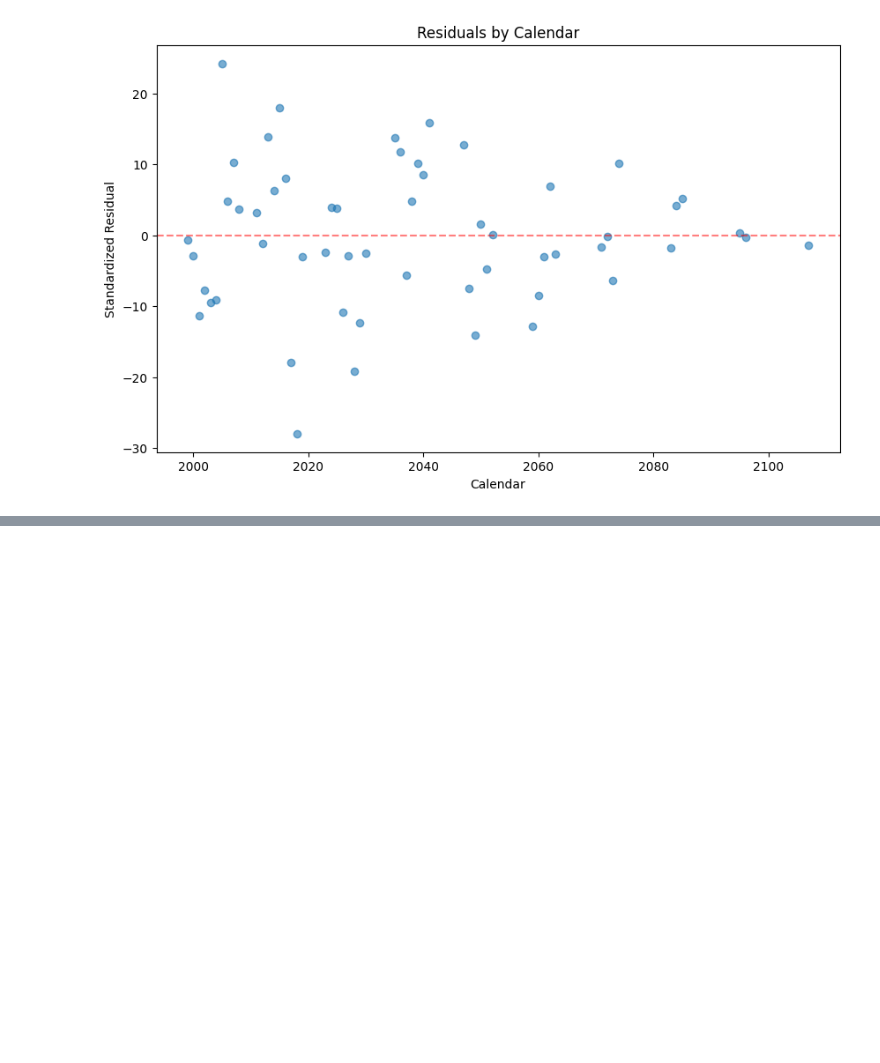
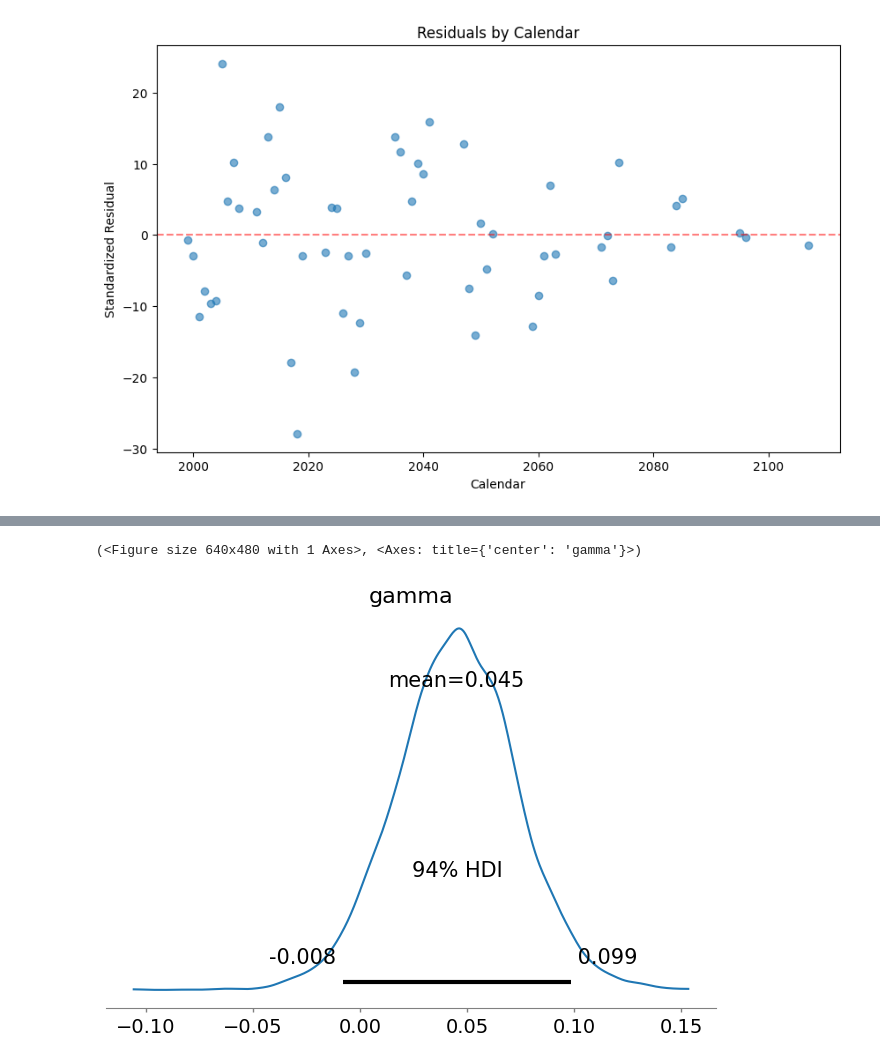
Before and after one commit to problemofpoints/bayesianchainladder, a Jupyter notebook: references/test-notebook.ipynb, the cells around one changed output, grey strips where cells are left out. Saved outputs shown, nothing was run; the diff lists cells and outputs as text; code cells hidden in the pictures; blank space fills up the shorter version.

```diff
--- a/references/test-notebook.ipynb
+++ b/references/test-notebook.ipynb
@@ -259,0 +262,15 @@ az.compare({"Categorical Dev": model.idata, "Spline Dev": model_spline.idata})
+# %%
+from bayesianchainladder import BayesianCSR
+import chainladder as cl
+
+# Load a sample triangle
+clrd = cl.load_sample("clrd")
+triangle_csr = clrd.loc[("Celina Mut Grp", "comauto"), "CumPaidLoss"]
+premium_triangle_csr = clrd.loc[("Celina Mut Grp", "comauto"), "EarnedPremNet"].latest_diagonal
+
+# Fit CSR model
+model_csr = BayesianCSR(draws=2000,tune=1000)
+model_csr.fit(triangle_csr, premium_triangle=premium_triangle_csr)
+
+# Get reserve summary
+model_csr.summary()
@@ -259,0 +318,7 @@ az.compare({"Categorical Dev": model.idata, "Spline Dev": model_spline.idata})
+# %%
+from bayesianchainladder import plot_posterior
+
+plot_posterior(model_csr, var_names=["gamma"])
+# %% [output]
+(<Figure size 640x480 with 1 Axes>, <Axes: title={'center': 'gamma'}>)
+[figure, added]
```
Also changed, not shown: parts of 13 cells of this notebook.
